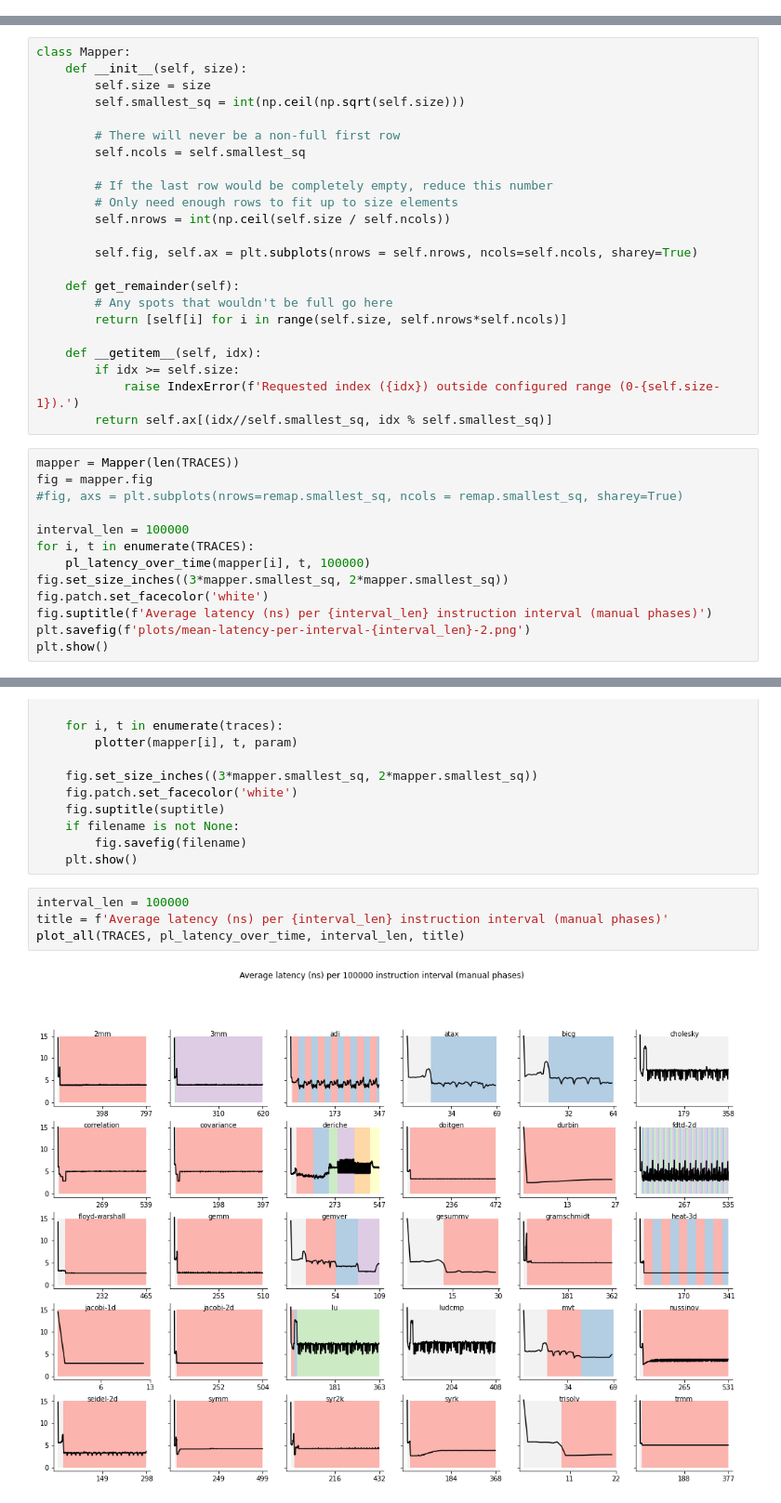
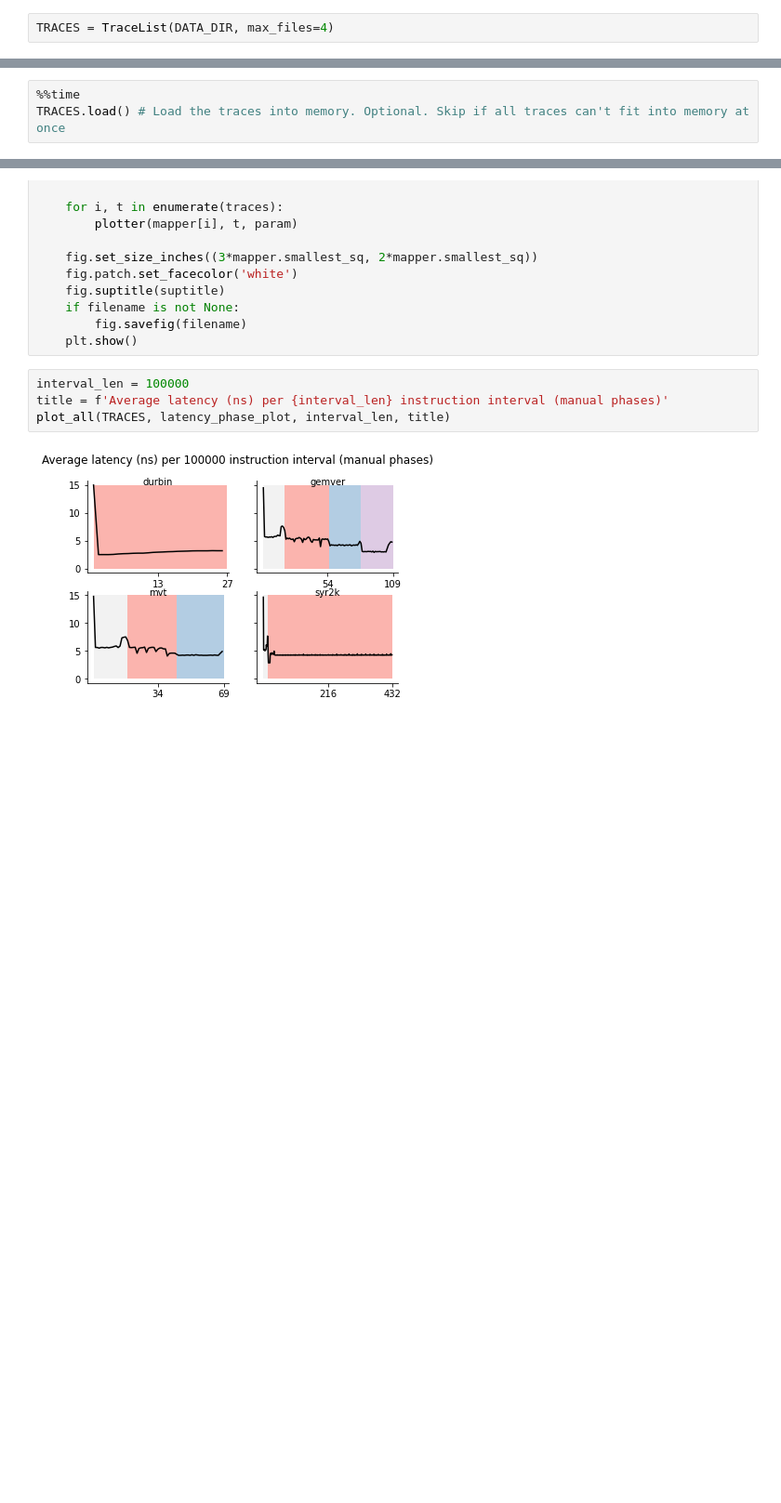
Before and after one commit to plavin/multifidelity, a Jupyter notebook: ParrotDataBig.ipynb, the cells around one changed output, grey strips where cells are left out. Shown at 93% size. Saved outputs shown, nothing was run; the diff lists cells and outputs as text; blank space fills up the shorter version.

```diff
--- a/ParrotDataBig.ipynb
+++ b/ParrotDataBig.ipynb
@@ -64,2 +29,4 @@ def unloadAll():
+# %%
+TRACES = TraceList(DATA_DIR, max_files=4)
 # %%
 print('Directory:'.ljust(10), DATA_DIR)
@@ -75,0 +37,3 @@ Wall time: 5min 23s
+# %%
+%%time
+TRACES.load() # Load the traces into memory. Optional. Skip if all traces can't fit into memory at once
@@ -138,39 +95,3 @@ def pl_latency_over_time(ax, t, interval_len):
-# %%
-class Mapper:
-    def __init__(self, size):
-        self.size = size
-        self.smallest_sq = int(np.ceil(np.sqrt(self.size)))
-
-        # There will never be a non-full first row
-        self.ncols = self.smallest_sq
-
-        # If the last row would be completely empty, reduce this number
-        # Only need enough rows to fit up to size elements
-        self.nrows = int(np.ceil(self.size / self.ncols))
-
-        self.fig, self.ax = plt.subplots(nrows = self.nrows, ncols=self.ncols, sharey=True)
-
-    def get_remainder(self):
-        # Any spots that wouldn't be full go here
-        return [self[i] for i in range(self.size, self.nrows*self.ncols)]
-
-    def __getitem__(self, idx):
-        if idx >= self.size:
-            raise IndexError(f'Requested index ({idx}) outside configured range (0-{self.size-1}).')
-        return self.ax[(idx//self.smallest_sq, idx % self.smallest_sq)]
-# %%
-mapper = Mapper(len(TRACES))
-fig = mapper.fig
-#fig, axs = plt.subplots(nrows=remap.smallest_sq, ncols = remap.smallest_sq, sharey=True)
-
-interval_len = 100000
-for i, t in enumerate(TRACES):
-    pl_latency_over_time(mapper[i], t, 100000)
-fig.set_size_inches((3*mapper.smallest_sq, 2*mapper.smallest_sq))
-fig.patch.set_facecolor('white')
-fig.suptitle(f'Average latency (ns) per {interval_len} instruction interval (manual phases)')
-plt.savefig(f'plots/mean-latency-per-interval-{interval_len}-2.png')
-plt.show()
 # %%
 def plot_all(traces, plotter, param, suptitle, filename=None):
     mapper = Mapper(len(traces))
@@ -188,6 +109,6 @@ def plot_all(traces, plotter, param, suptitle, filename=None):
 # %%
 interval_len = 100000
 title = f'Average latency (ns) per {interval_len} instruction interval (manual phases)'
-plot_all(TRACES, pl_latency_over_time, interval_len, title)
+plot_all(TRACES, latency_phase_plot, interval_len, title)
 # %% [output]
-[figure, old version]
+[figure, new version]
```
Also changed, not shown: parts of 17 cells of this notebook, 3 other files.
